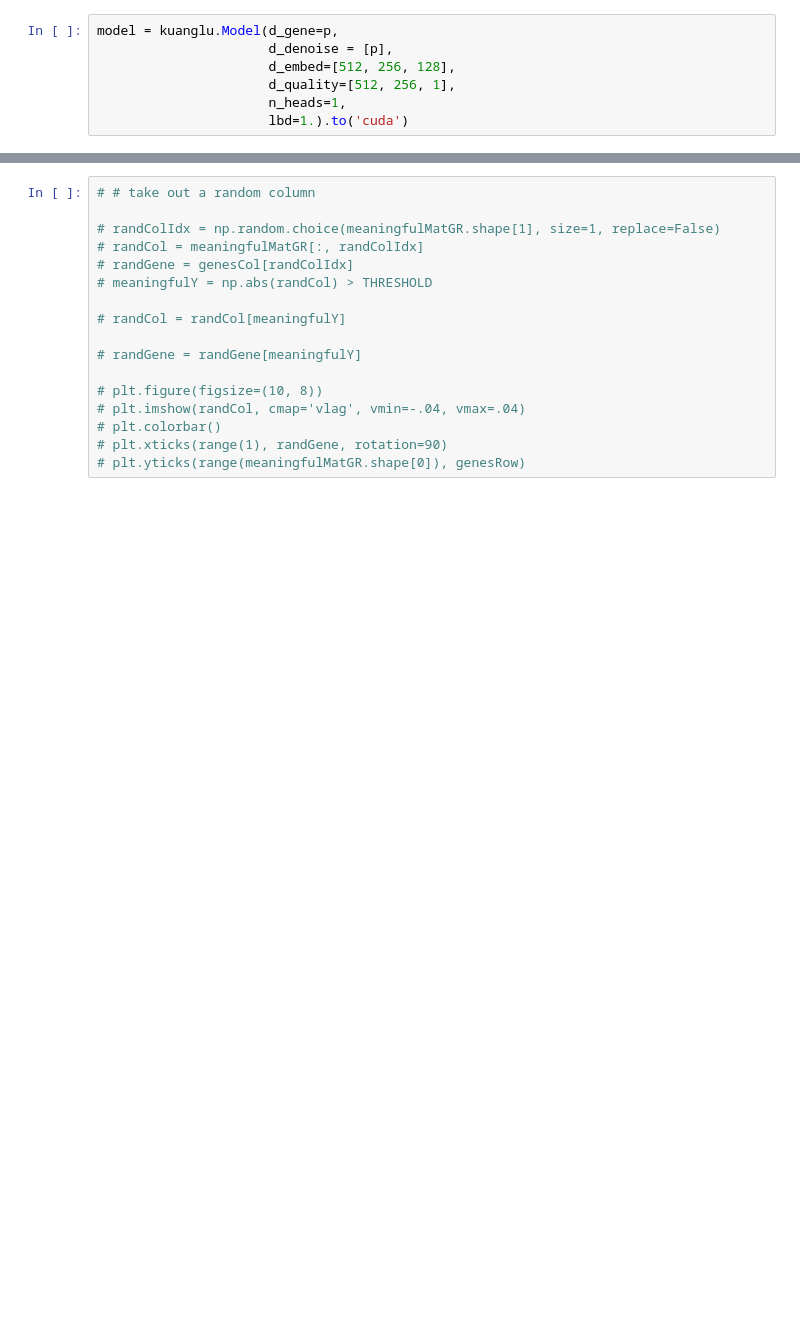
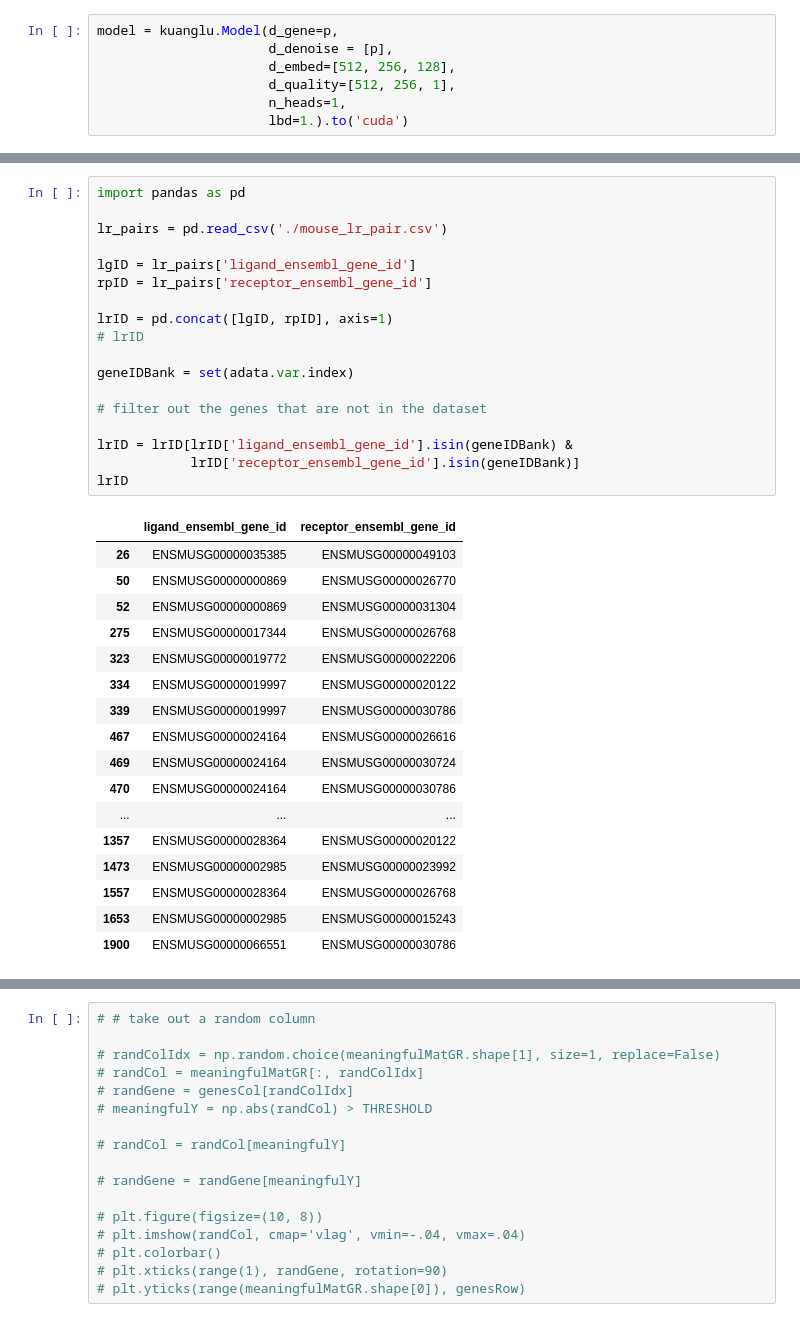
Before and after one commit to lshh125/kuanglu, a Jupyter notebook: examples/demo1.ipynb, the cells around one changed output, grey strips where cells are left out. Saved outputs shown, nothing was run; the diff lists cells and outputs as text; blank space fills up the shorter version.

```diff
--- a/examples/demo1.ipynb
+++ b/examples/demo1.ipynb
@@ -279,0 +319,36 @@ plt.colorbar()
+# %%
+import pandas as pd
+
+lr_pairs = pd.read_csv('./mouse_lr_pair.csv')
+
+lgID = lr_pairs['ligand_ensembl_gene_id']
+rpID = lr_pairs['receptor_ensembl_gene_id']
+
+lrID = pd.concat([lgID, rpID], axis=1)
+# lrID
+
+geneIDBank = set(adata.var.index)
+
+# filter out the genes that are not in the dataset
+
+lrID = lrID[lrID['ligand_ensembl_gene_id'].isin(geneIDBank) &
+            lrID['receptor_ensembl_gene_id'].isin(geneIDBank)]
+lrID
+# %% [output]
+|  | ligand_ensembl_gene_id | receptor_ensembl_gene_id |
+| 26 | ENSMUSG00000035385 | ENSMUSG00000049103 |
+| 50 | ENSMUSG00000000869 | ENSMUSG00000026770 |
+| 52 | ENSMUSG00000000869 | ENSMUSG00000031304 |
+| 275 | ENSMUSG00000017344 | ENSMUSG00000026768 |
+| 323 | ENSMUSG00000019772 | ENSMUSG00000022206 |
+| 334 | ENSMUSG00000019997 | ENSMUSG00000020122 |
+| 339 | ENSMUSG00000019997 | ENSMUSG00000030786 |
+| 467 | ENSMUSG00000024164 | ENSMUSG00000026616 |
+| 469 | ENSMUSG00000024164 | ENSMUSG00000030724 |
+| 470 | ENSMUSG00000024164 | ENSMUSG00000030786 |
+| ... | ... | ... |
+| 1357 | ENSMUSG00000028364 | ENSMUSG00000020122 |
+| 1473 | ENSMUSG00000002985 | ENSMUSG00000023992 |
+| 1557 | ENSMUSG00000028364 | ENSMUSG00000026768 |
+| 1653 | ENSMUSG00000002985 | ENSMUSG00000015243 |
+| 1900 | ENSMUSG00000066551 | ENSMUSG00000030786 |
```
Also changed, not shown: parts of 18 cells of this notebook, 1 other file.
